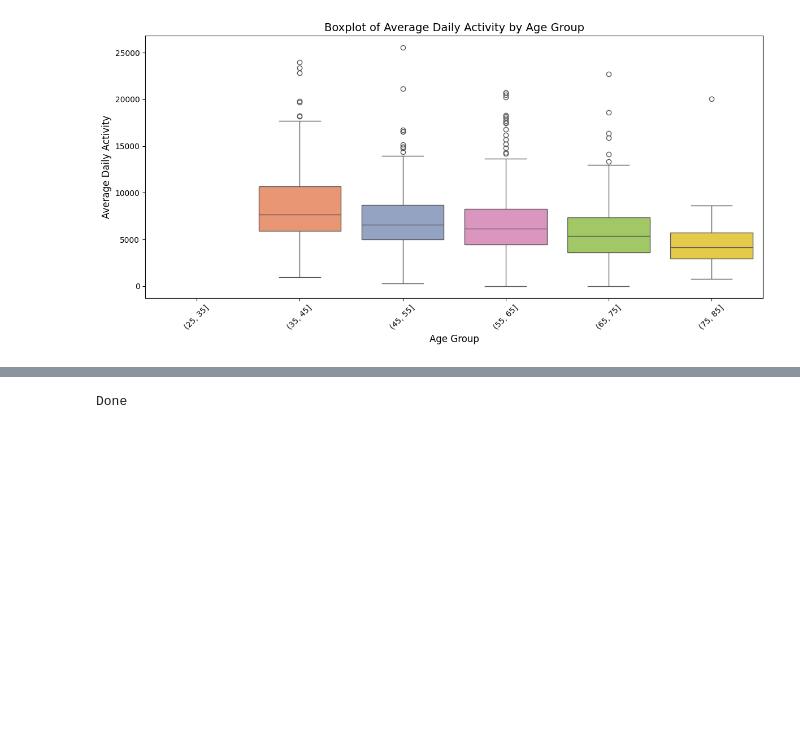
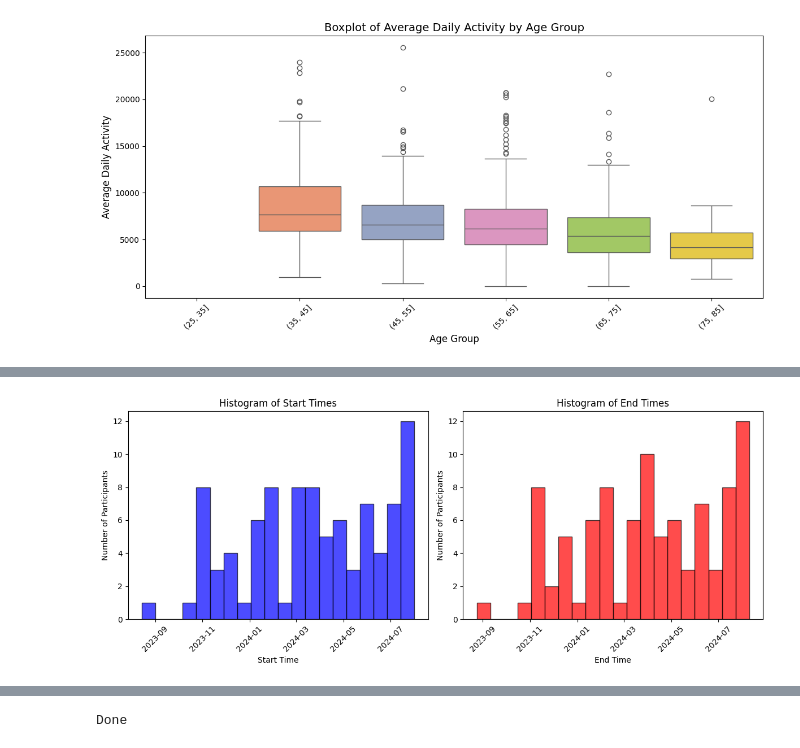
Before and after one commit to hbui138/RunningAndGlucoseTool, a Jupyter notebook: explore_cgm.ipynb, the cells around one changed output, grey strips where cells are left out. Saved outputs shown, nothing was run; the diff lists cells and outputs as text; code cells hidden in the pictures; blank space fills up the shorter version.

```diff
--- a/explore_cgm.ipynb
+++ b/explore_cgm.ipynb
@@ -729,3 +868,42 @@ def process_cgm_data(sample_id):
+# %%
+import matplotlib.pyplot as plt
+
+def plot_time_histograms():
+    global participant_time_ranges
+    if not participant_time_ranges:
+        print("No data available for histogram.")
+        return
+
+    # Extract start and end times
+    start_times = [start for start, _, _, _ in participant_time_ranges]
+    end_times = [end for _, end, _, _ in participant_time_ranges]
+
+    # Plot histogram
+    plt.figure(figsize=(12, 5))
+
+    # Start time histogram
+    plt.subplot(1, 2, 1)
+    plt.hist(start_times, bins=20, color='blue', alpha=0.7, edgecolor='black')
+    plt.xlabel("Start Time")
+    plt.ylabel("Number of Participants")
+    plt.title("Histogram of Start Times")
+    plt.xticks(rotation=45)
+
+    # End time histogram
+    plt.subplot(1, 2, 2)
+    plt.hist(end_times, bins=20, color='red', alpha=0.7, edgecolor='black')
+    plt.xlabel("End Time")
+    plt.ylabel("Number of Participants")
+    plt.title("Histogram of End Times")
+    plt.xticks(rotation=45)
+
+    plt.tight_layout()
+    plt.show()
+
+# Call after processing all participants
+plot_time_histograms()
+# %% [output]
+[figure, added]
 # %%
 plt.figure(figsize=(20, 6))  # Create a single figure before the loop
 
```
Also changed, not shown: parts of 6 cells of this notebook, 3 other files.
